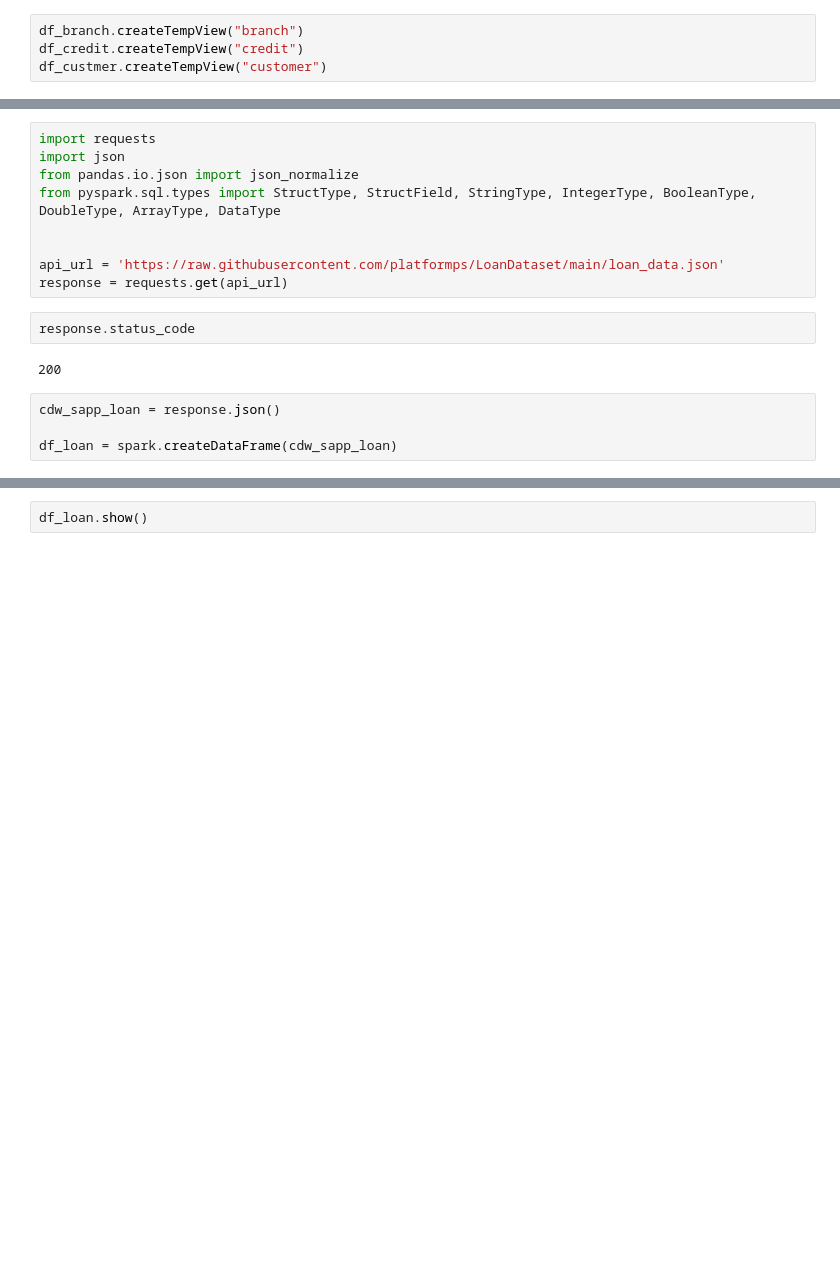
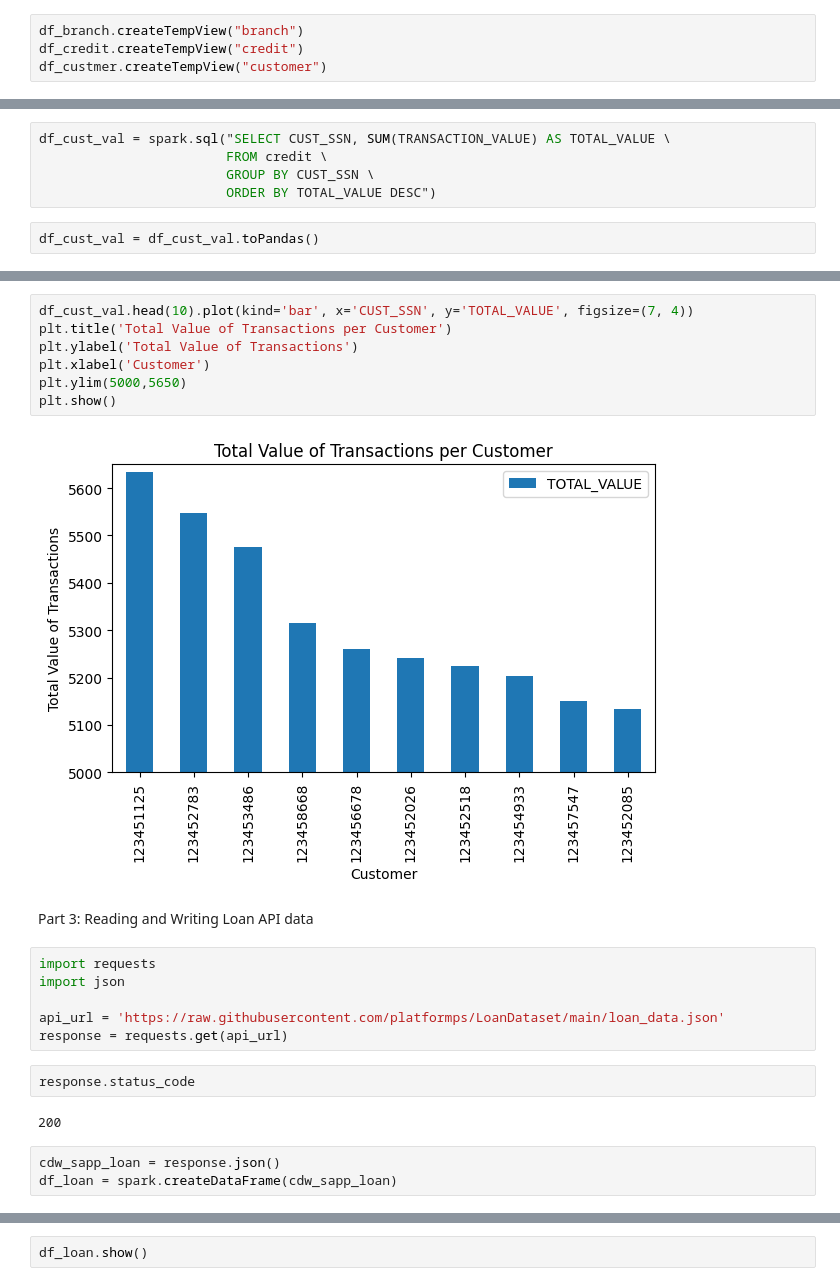
Before and after one commit to nahidnr6/Capstone, a Jupyter notebook: ETL_process.ipynb, the cells around one changed output, grey strips where cells are left out. Saved outputs shown, nothing was run; the diff lists cells and outputs as text; blank space fills up the shorter version.

```diff
--- a/ETL_process.ipynb
+++ b/ETL_process.ipynb
@@ -167,0 +183,7 @@ highest_customer.plot.bar(x='cust_ssn', y='total_amount', rot=0, title= "Custome
+# %%
+df_cust_val = spark.sql("SELECT CUST_SSN, SUM(TRANSACTION_VALUE) AS TOTAL_VALUE \
+                        FROM credit \
+                        GROUP BY CUST_SSN \
+                        ORDER BY TOTAL_VALUE DESC")
+# %%
+df_cust_val = df_cust_val.toPandas()
@@ -168,9 +206,17 @@ highest_customer.plot.bar(x='cust_ssn', y='total_amount', rot=0, title= "Custome
+# %%
+df_cust_val.head(10).plot(kind='bar', x='CUST_SSN', y='TOTAL_VALUE', figsize=(7, 4))
+plt.title('Total Value of Transactions per Customer')
+plt.ylabel('Total Value of Transactions')
+plt.xlabel('Customer')
+plt.ylim(5000,5650)
+plt.show()
+# %% [output]
+[figure, added]
+# %% [markdown]
+Part 3: Reading and Writing Loan API data
 # %%
 import requests
 import json
-from pandas.io.json import json_normalize
-from pyspark.sql.types import StructType, StructField, StringType, IntegerType, BooleanType, DoubleType, ArrayType, DataType
-
 
 api_url = 'https://raw.githubusercontent.com/platformps/LoanDataset/main/loan_data.json'
 response = requests.get(api_url)
@@ -180,6 +226,5 @@ response.status_code
 200
 # %%
 cdw_sapp_loan = response.json()
-
 df_loan = spark.createDataFrame(cdw_sapp_loan)
 # %%
```
Also changed, not shown: parts of 44 cells of this notebook, 5 other files.
